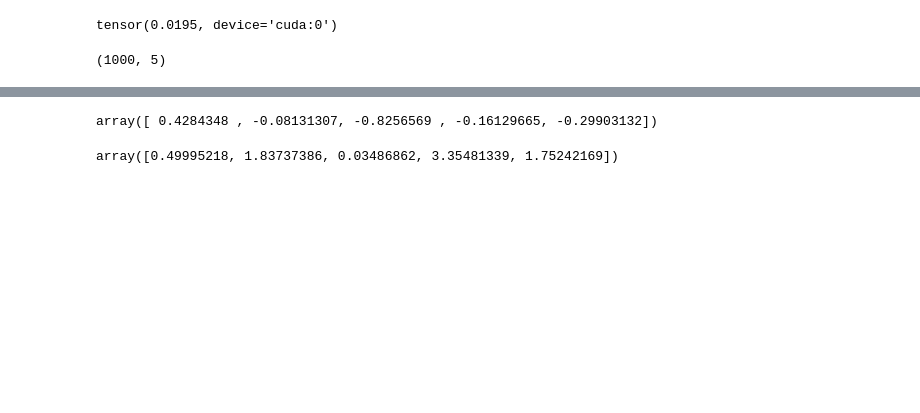
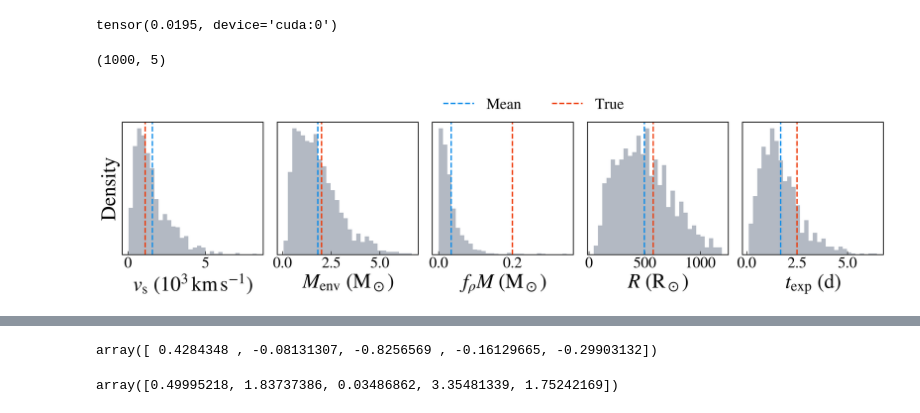
Before and after one commit to gsmteixeira/pilca, a Jupyter notebook: notebooks/05_testing_early_stop_and_no_relu_loss.ipynb, the cells around one changed output, grey strips where cells are left out. Drawn from its saved outputs; the diff is of its cells as text; code cells hidden in the pictures; blank space fills up the shorter version.

```diff
--- a/notebooks/05_testing_early_stop_and_no_relu_loss.ipynb
+++ b/notebooks/05_testing_early_stop_and_no_relu_loss.ipynb
@@ -144,3 +154,75 @@ samples = torch.stack(samples).detach().cpu().numpy() # shape [N_samples, 5]
 print(samples.shape)
 # %% [output]
 (1000, 5)
+# %%
+import numpy as np
+import matplotlib.pyplot as plt
+import astropy.units as u
+import utils.paper_plot_style as pps
+
+pps.set_thesis_style(25)
+
+param_names = [
+    r"$v_{\rm s}\ (10^3\,\mathrm{km\,s^{-1}})$",
+    r"$M_{\rm env}\ (\mathrm{M}_\odot)$",
+    r"$f_\rho M\ (\mathrm{M}_\odot)$",
+    r"$R\ (\mathrm{R}_\odot)$",
+    r"$t_{\rm exp}\ (\mathrm{d})$"
+]
+mean = samples.mean(0)
+true = builder.model_parameters
+
+# -------------------------
+# Unit conversions
+# -------------------------
+
+# v_s: from 10^8.5 cm/s → 10^3 km/s
+vs_unit = (10**8.5 * u.cm / u.s).to(1e3 * u.km / u.s).value
+
+# M_env, f_rho M: already in Msun
+msun_unit = 1.0
+
+# R: from 1e13 cm → Rsun
+R_unit = (1e13 * u.cm).to(u.Rsun).value
+
+# t_exp: already in days
+t_unit = 1.0
+
+conv = np.array([vs_unit, msun_unit, msun_unit, R_unit, t_unit])
+
+samples_conv = samples * conv
+mean_conv = mean * conv
+true_conv = true * conv
+
+# -------------------------
+# Plot
+# -------------------------
+
+fig, axes = plt.subplots(1, 5, figsize=(20, 3.5), dpi=300, sharey=False)
+fig.subplots_adjust(wspace=.1)
+
+blue = "#0C8CE9"
+red = "#EE3902"
+darkblue = "#04193B"
+
+
+for i, ax in enumerate(axes):
+    ax.hist(samples_conv[:, i], bins=30, density=True, alpha=0.3, color=darkblue)
+
+    ax.axvline(mean_conv[i], linestyle="--", lw=2, label="Mean", color=blue)
+    ax.axvline(true_conv[i], linestyle="--", lw=2, label="True", color=red)
+
+    ax.set_xlabel(param_names[i])
+
+    if i == 0:
+        ax.set_ylabel("Density")
+
+# Single legend outside
+handles, labels = axes[2].get_legend_handles_labels()
+fig.legend(handles, labels, ncol=2, frameon=False, bbox_to_anchor=(.65, 1.1))
+for ax in axes:
+    ax.set_yticks([])
+# plt.tight_layout(rect=[0, 0, 1, 0.9])
+plt.savefig("../outputs/thesis_parameters.png")
+# %% [output]
+[figure, added]
```
Also changed, not shown: parts of 8 cells of this notebook, 4 other files.
